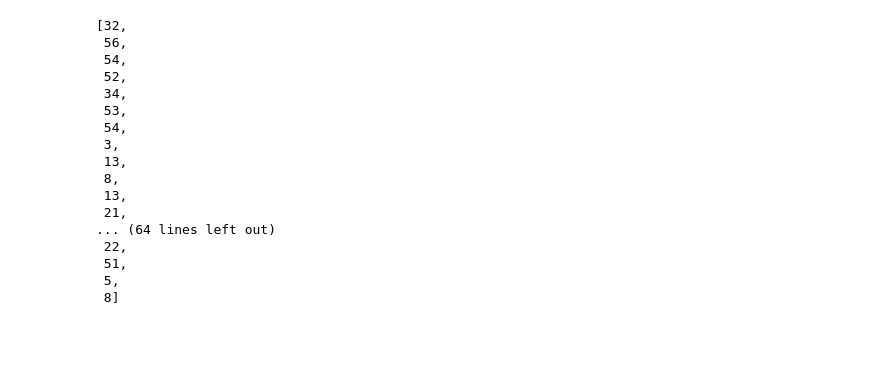
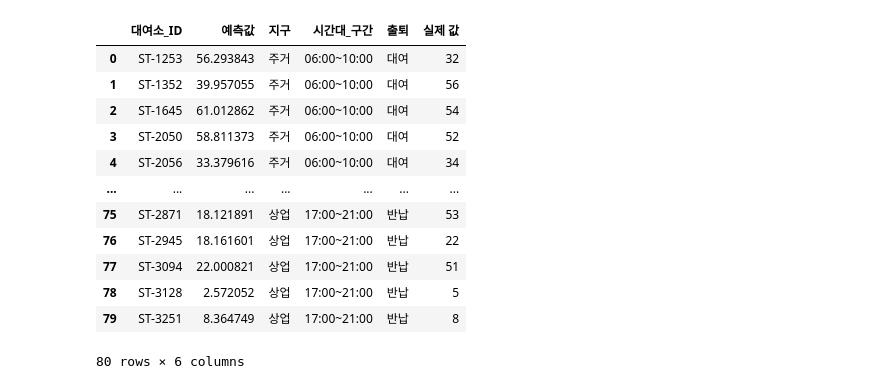
Before and after one commit to minseokpark6/SemiProject_Group3, a Jupyter notebook: Code/choiinwoo/20240508_1자료.ipynb, the cells around one changed output. Saved outputs shown, nothing was run; the diff lists cells and outputs as text; code cells hidden in the pictures; blank space fills up the shorter version.

```diff
--- a/Code/choiinwoo/20240508_1자료.ipynb
+++ b/Code/choiinwoo/20240508_1자료.ipynb
@@ -461,20 +856,0 @@ df[df['지구']=='주거']
-# %%
-check
-# %% [output]
-[32,
- 56,
- 54,
- 52,
- 34,
- 53,
- 54,
- 3,
- 13,
- 8,
- 13,
- 21,
-... (64 lines left out)
- 22,
- 51,
- 5,
- 8]
@@ -480,0 +866,16 @@ check
+# %%
+df # d=1
+# %% [output]
+|  | 대여소_ID | 예측값 | 지구 | 시간대_구간 | 출퇴 | 실제 값 |
+| 0 | ST-1253 | 56.293843 | 주거 | 06:00~10:00 | 대여 | 32 |
+| 1 | ST-1352 | 39.957055 | 주거 | 06:00~10:00 | 대여 | 56 |
+| 2 | ST-1645 | 61.012862 | 주거 | 06:00~10:00 | 대여 | 54 |
+| 3 | ST-2050 | 58.811373 | 주거 | 06:00~10:00 | 대여 | 52 |
+| 4 | ST-2056 | 33.379616 | 주거 | 06:00~10:00 | 대여 | 34 |
+| ... | ... | ... | ... | ... | ... | ... |
+| 75 | ST-2871 | 18.121891 | 상업 | 17:00~21:00 | 반납 | 53 |
+| 76 | ST-2945 | 18.161601 | 상업 | 17:00~21:00 | 반납 | 22 |
+| 77 | ST-3094 | 22.000821 | 상업 | 17:00~21:00 | 반납 | 51 |
+| 78 | ST-3128 | 2.572052 | 상업 | 17:00~21:00 | 반납 | 5 |
+| 79 | ST-3251 | 8.364749 | 상업 | 17:00~21:00 | 반납 | 8 |
+80 rows × 6 columns
```
Also changed, not shown: parts of 22 cells of this notebook, 1 other file.
